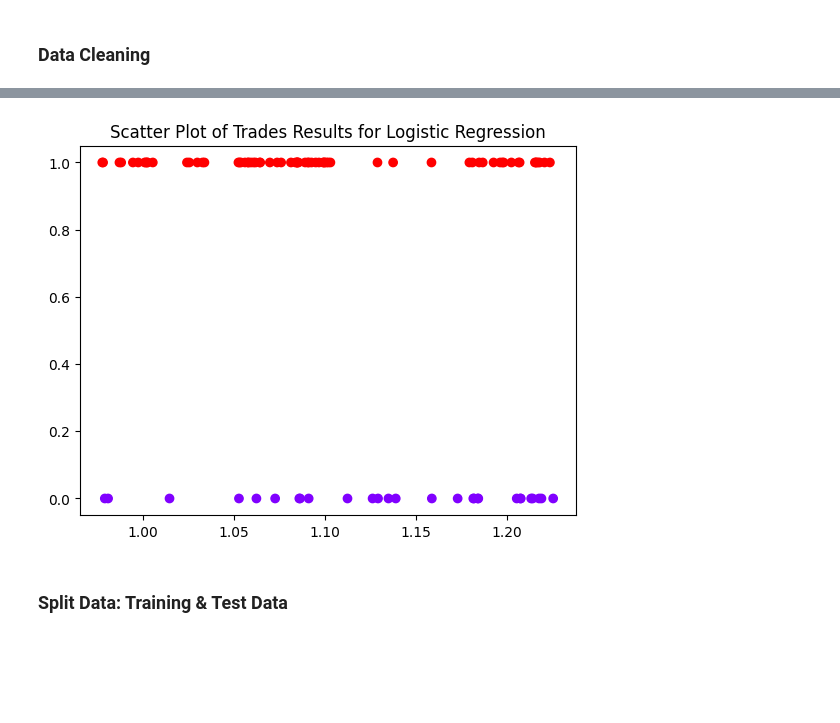
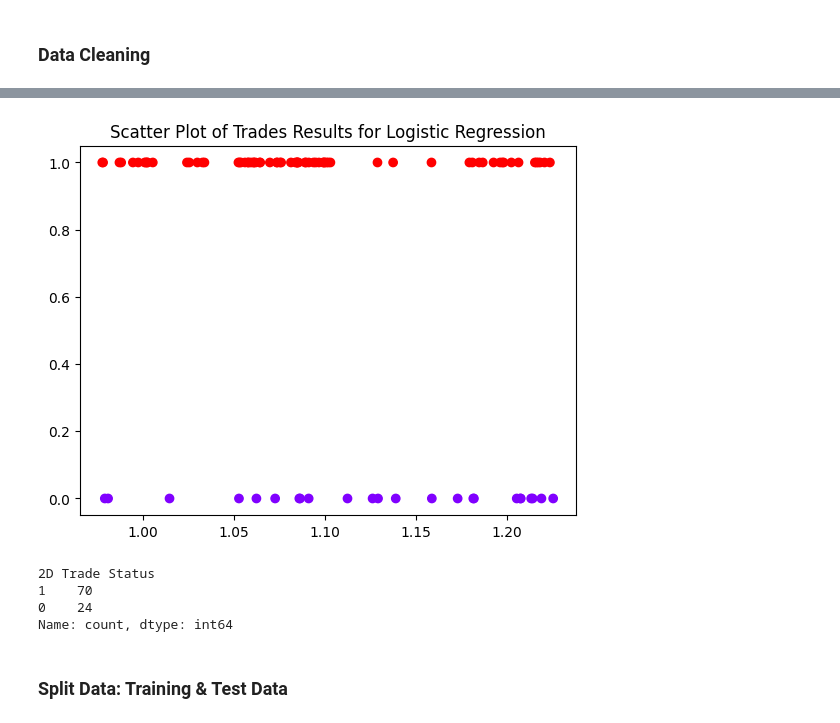
Before and after one commit to Cli091996/GU_Trade_Status_ML_Project, a Jupyter notebook: Logistic Regression.ipynb, the cells around one changed output, grey strips where cells are left out. Drawn from its saved outputs; the diff is of its cells as text; code cells hidden in the pictures; blank space fills up the shorter version.

```diff
--- a/Logistic Regression.ipynb
+++ b/Logistic Regression.ipynb
@@ -31,11 +31,4 @@ df.head()
 df = df[df['Alerts'] ==1]
 df = df[df['Action'] == 'Ultimate Action']
 df = df[df['Ticker'] == 'EUR/USD']
-
-
-#Removed features
-df= df[['open', 'high', 'low', 'close', '25EMA', '50EMA', '100EMA', '125EMA',
-        'Trend Status', 'Spread', 'Action', 'Opportunity', 'Order Type','Low Spread', 'High Spread', 'Trend Counter','1D Trade Status']]
-
-#Apply one-hot encoding
-df= pd.get_dummies(df,columns=['Trend Status','Opportunity', 'Order Type'])
+df.fillna(0, inplace=True)
@@ -42,2 +44,12 @@ df= pd.get_dummies(df,columns=['Trend Status','Opportunity', 'Order Type'])
+# %%
+#Subset of features to keep
+df= df[['open', 'high', 'low', 'close', '25EMA', '50EMA', '75EMA','100EMA', '125EMA',
+        'Trend Status', 'Spread','5075 Trend Status', '75100 Trend Status',
+       '100125 Trend Status', 'Action', 'Opportunity', 'Order Type','2D Lowest Price',
+       '2D Highest Price', '2D Low in Pips', '2D High in Pips',
+       '2D Trade Status', '2D Hard Stop Price', '2D Hard Stop Loss',
+       '2D Trend Change Stop Price', '2D Trend Change Stop Loss']]
 # %%
-df.head()
+#Apply one-hot encoding
+df= pd.get_dummies(df,columns=['Trend Status','5075 Trend Status', '75100 Trend Status',
+       '100125 Trend Status', 'Action', 'Opportunity', 'Order Type'])
@@ -60,10 +76,17 @@ Index(['open', 'high', 'low', 'close', '25EMA', '50EMA', '100EMA', '125EMA',
 # %%
 #Create a scatter plot of the target variable
-plt.scatter(x=df['close'],y=df['1D Trade Status'], c=df['1D Trade Status'], cmap='rainbow')
+plt.scatter(x=df['close'],y=df['2D Trade Status'], c=df['2D Trade Status'], cmap='rainbow')
 plt.title('Scatter Plot of Trades Results for Logistic Regression')
 plt.show()
 # %% [output]
-[figure, old version]
+[figure, new version]
+# %%
+df['2D Trade Status'].value_counts()
+# %% [output]
+2D Trade Status
+1    70
+0    24
+Name: count, dtype: int64
 # %% [markdown]
 ### Split Data: Training & Test Data
 # %%
```
Also changed, not shown: parts of 15 cells of this notebook.
